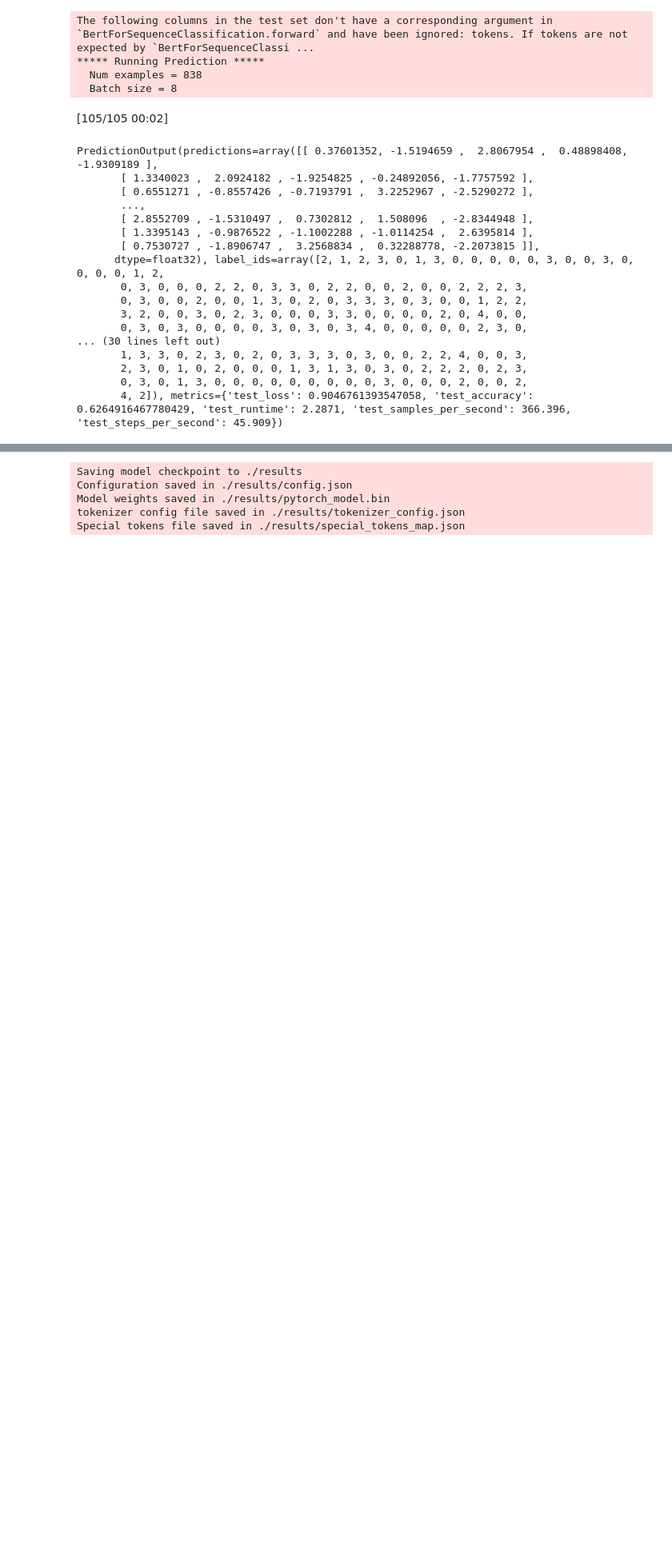
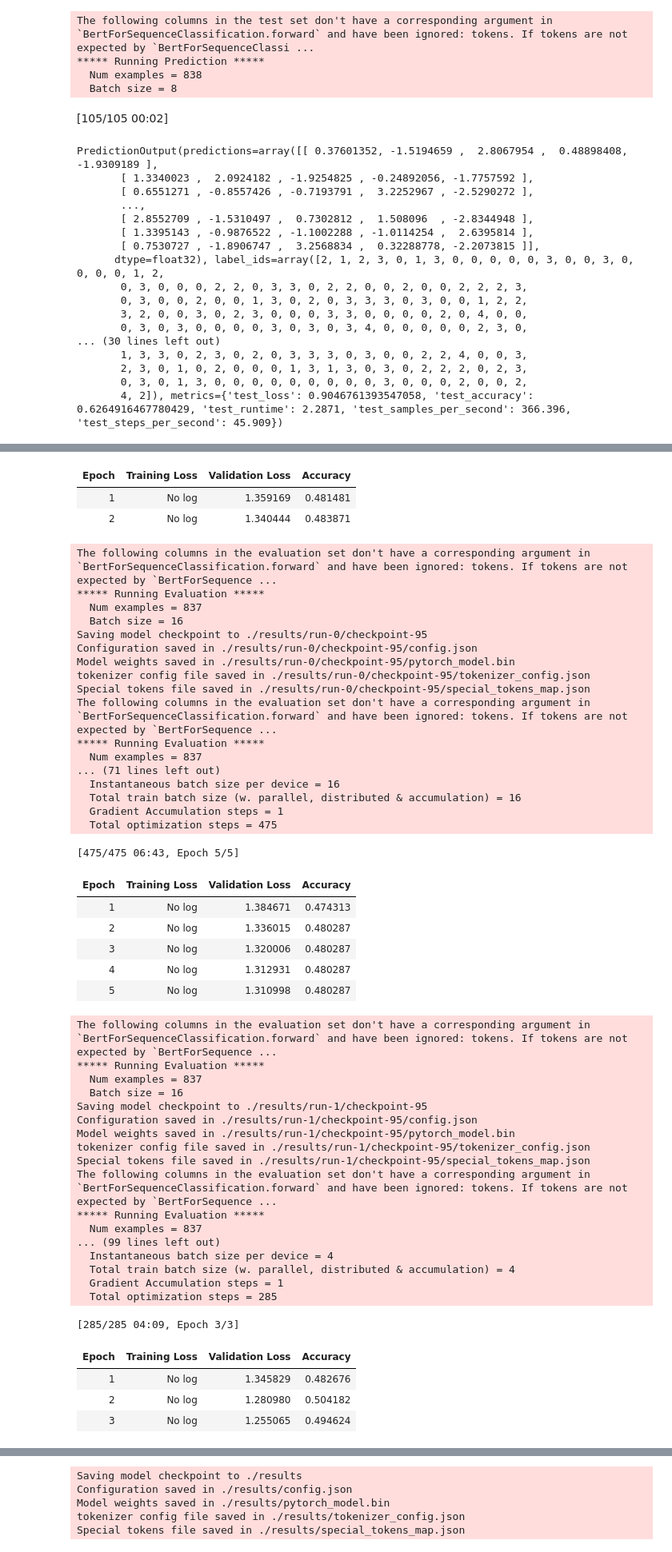
Before and after one commit to g-batalhao-a/PLN, a Jupyter notebook: Project/Assignment2/transformers_.ipynb, the cells around one changed output, grey strips where cells are left out. Shown at 80% size. Cells and saved outputs as stored; diff of their text form; code cells hidden in the pictures; blank space fills up the shorter version.

```diff
--- a/Project/Assignment2/transformers_.ipynb
+++ b/Project/Assignment2/transformers_.ipynb
@@ -568,6 +564,5 @@ training_args = get_trainingArgs()
 
 data_collator = DataCollatorWithPadding(tokenizer=tokenizer)
 
-trainer = get_trainer(model,training_args,tokenized_dataset,tokenizer,data_collator,compute_metrics)
-trainer.train()
+trainer = get_trainer_hyper(model_init,training_args,tokenized_dataset,tokenizer,data_collator,compute_metrics)
 # %% [output]
@@ -665,0 +586,3 @@ TrainOutput(global_step=9420, training_loss=0.4522808690486187, metrics={'train_
+# %%
+best_run = trainer.hyperparameter_search(n_trials=10, direction="maximize")
+# %% [output]
@@ -665,0 +607,49 @@ TrainOutput(global_step=9420, training_loss=0.4522808690486187, metrics={'train_
+| Epoch | Training Loss | Validation Loss | Accuracy |
+| 1 | No log | 1.359169 | 0.481481 |
+| 2 | No log | 1.340444 | 0.483871 |
+The following columns in the evaluation set don't have a corresponding argument in `BertForSequenceClassification.forward` and have been ignored: tokens. If tokens are not expected by `BertForSequence ...
+***** Running Evaluation *****
+  Num examples = 837
+  Batch size = 16
+Saving model checkpoint to ./results/run-0/checkpoint-95
+Configuration saved in ./results/run-0/checkpoint-95/config.json
+Model weights saved in ./results/run-0/checkpoint-95/pytorch_model.bin
+tokenizer config file saved in ./results/run-0/checkpoint-95/tokenizer_config.json
+Special tokens file saved in ./results/run-0/checkpoint-95/special_tokens_map.json
+The following columns in the evaluation set don't have a corresponding argument in `BertForSequenceClassification.forward` and have been ignored: tokens. If tokens are not expected by `BertForSequence ...
+***** Running Evaluation *****
+  Num examples = 837
+... (71 lines left out)
+  Instantaneous batch size per device = 16
+  Total train batch size (w. parallel, distributed & accumulation) = 16
+  Gradient Accumulation steps = 1
+  Total optimization steps = 475
+[475/475 06:43, Epoch 5/5]
+| Epoch | Training Loss | Validation Loss | Accuracy |
+| 1 | No log | 1.384671 | 0.474313 |
+| 2 | No log | 1.336015 | 0.480287 |
+| 3 | No log | 1.320006 | 0.480287 |
+| 4 | No log | 1.312931 | 0.480287 |
+| 5 | No log | 1.310998 | 0.480287 |
+The following columns in the evaluation set don't have a corresponding argument in `BertForSequenceClassification.forward` and have been ignored: tokens. If tokens are not expected by `BertForSequence ...
+***** Running Evaluation *****
+  Num examples = 837
+  Batch size = 16
+Saving model checkpoint to ./results/run-1/checkpoint-95
+Configuration saved in ./results/run-1/checkpoint-95/config.json
+Model weights saved in ./results/run-1/checkpoint-95/pytorch_model.bin
+tokenizer config file saved in ./results/run-1/checkpoint-95/tokenizer_config.json
+Special tokens file saved in ./results/run-1/checkpoint-95/special_tokens_map.json
+The following columns in the evaluation set don't have a corresponding argument in `BertForSequenceClassification.forward` and have been ignored: tokens. If tokens are not expected by `BertForSequence ...
+***** Running Evaluation *****
+  Num examples = 837
+... (99 lines left out)
+  Instantaneous batch size per device = 4
+  Total train batch size (w. parallel, distributed & accumulation) = 4
+  Gradient Accumulation steps = 1
+  Total optimization steps = 285
+[285/285 04:09, Epoch 3/3]
+| Epoch | Training Loss | Validation Loss | Accuracy |
+| 1 | No log | 1.345829 | 0.482676 |
+| 2 | No log | 1.280980 | 0.504182 |
+| 3 | No log | 1.255065 | 0.494624 |
```
Also changed, not shown: parts of 45 cells of this notebook.
